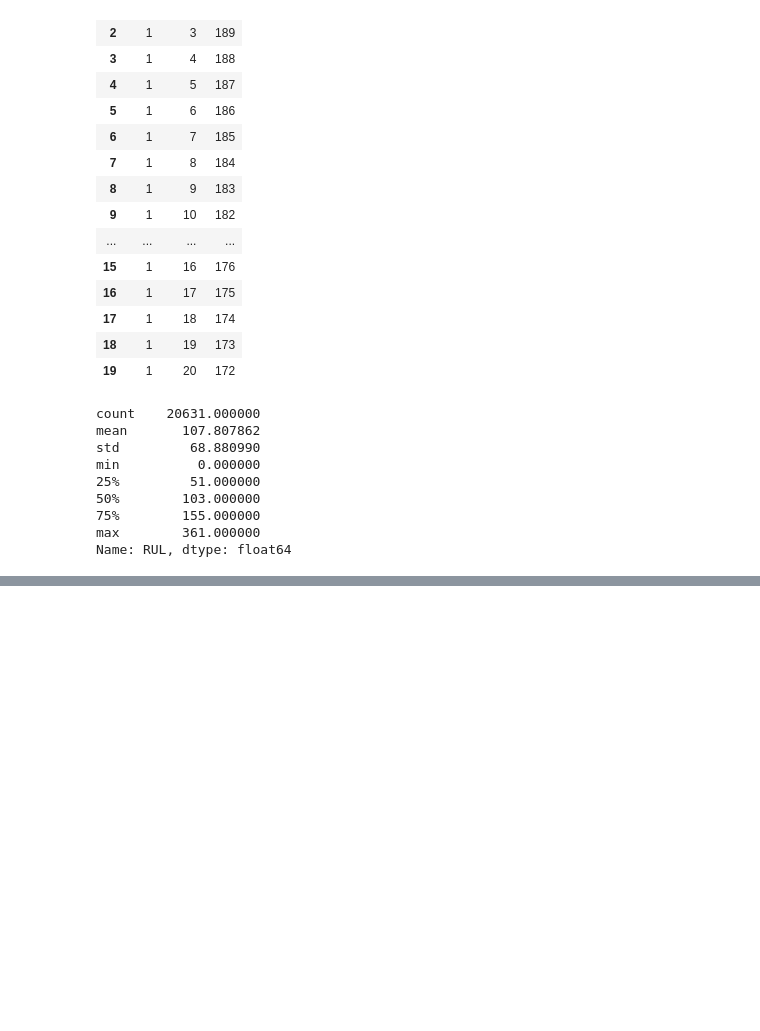
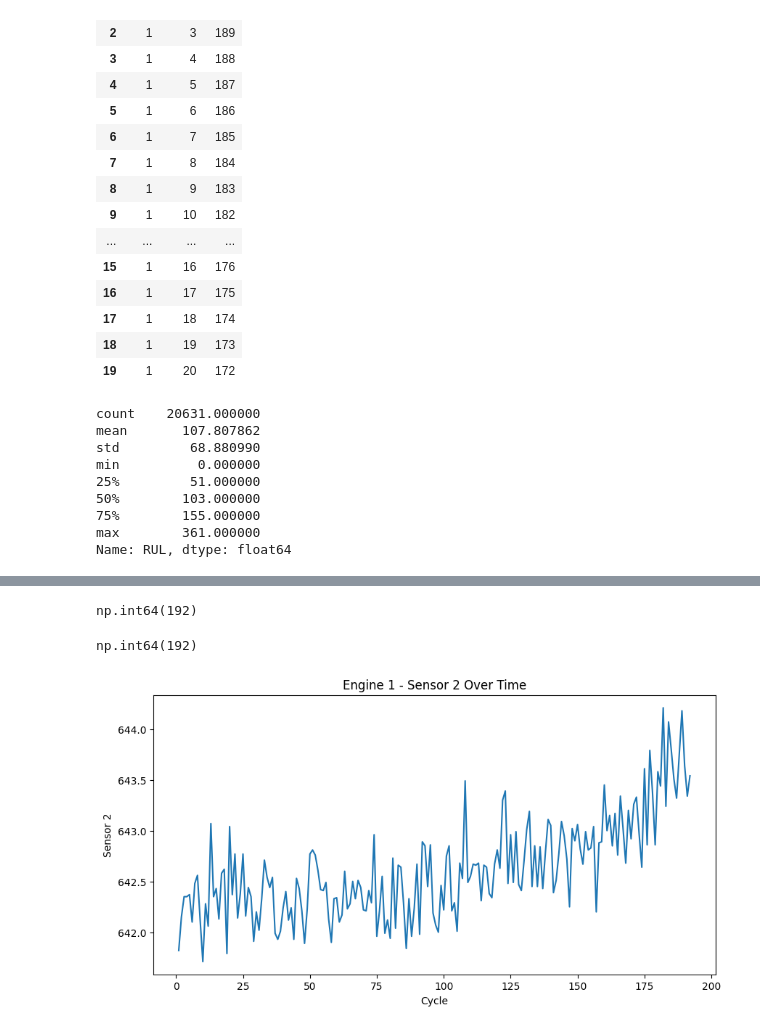
Before and after one commit to Eyasushewangizaw/C_MAPSS_RUL_Project, a Jupyter notebook: notebooks/01_CMAPSS_Data_Preparation.ipynb, the cells around one changed output, grey strips where cells are left out. Saved outputs shown, nothing was run; the diff lists cells and outputs as text; code cells hidden in the pictures; blank space fills up the shorter version.

```diff
--- a/notebooks/01_CMAPSS_Data_Preparation.ipynb
+++ b/notebooks/01_CMAPSS_Data_Preparation.ipynb
@@ -271,0 +294,10 @@ train_raw.to_csv(
+# %%
+train_file = os.path.join(DATA_PATH, "train_FD001.txt")
+
+train_raw = pd.read_csv(
+    train_file,
+    sep=r"\s+",
+    header=None
+)
+
+train_raw.head()
@@ -271,0 +312,14 @@ train_raw.to_csv(
+# %%
+columns = [
+    "unit",
+    "cycle",
+    "op_setting_1",
+    "op_setting_2",
+    "op_setting_3"
+]
+
+columns += [f"sensor_{i}" for i in range(1, 22)]
+
+train_raw.columns = columns
+
+train_raw.head()
@@ -271,0 +375,4 @@ train_raw.to_csv(
+# %%
+engine_1 = train_raw[train_raw["unit"] == 1]
+
+engine_1.head()
@@ -271,0 +387,25 @@ train_raw.to_csv(
+# %%
+engine_1["cycle"].max()
+# %% [output]
+np.int64(192)
+# %%
+engine_1["cycle"].max()
+# %% [output]
+np.int64(192)
+# %%
+import matplotlib.pyplot as plt
+
+plt.figure(figsize=(10, 5))
+
+plt.plot(
+    engine_1["cycle"],
+    engine_1["sensor_2"]
+)
+
+plt.xlabel("Cycle")
+plt.ylabel("Sensor 2")
+plt.title("Engine 1 - Sensor 2 Over Time")
+
+plt.show()
+# %% [output]
+[figure, added]
```
Also changed, not shown: parts of 33 cells of this notebook, 4 other files.
